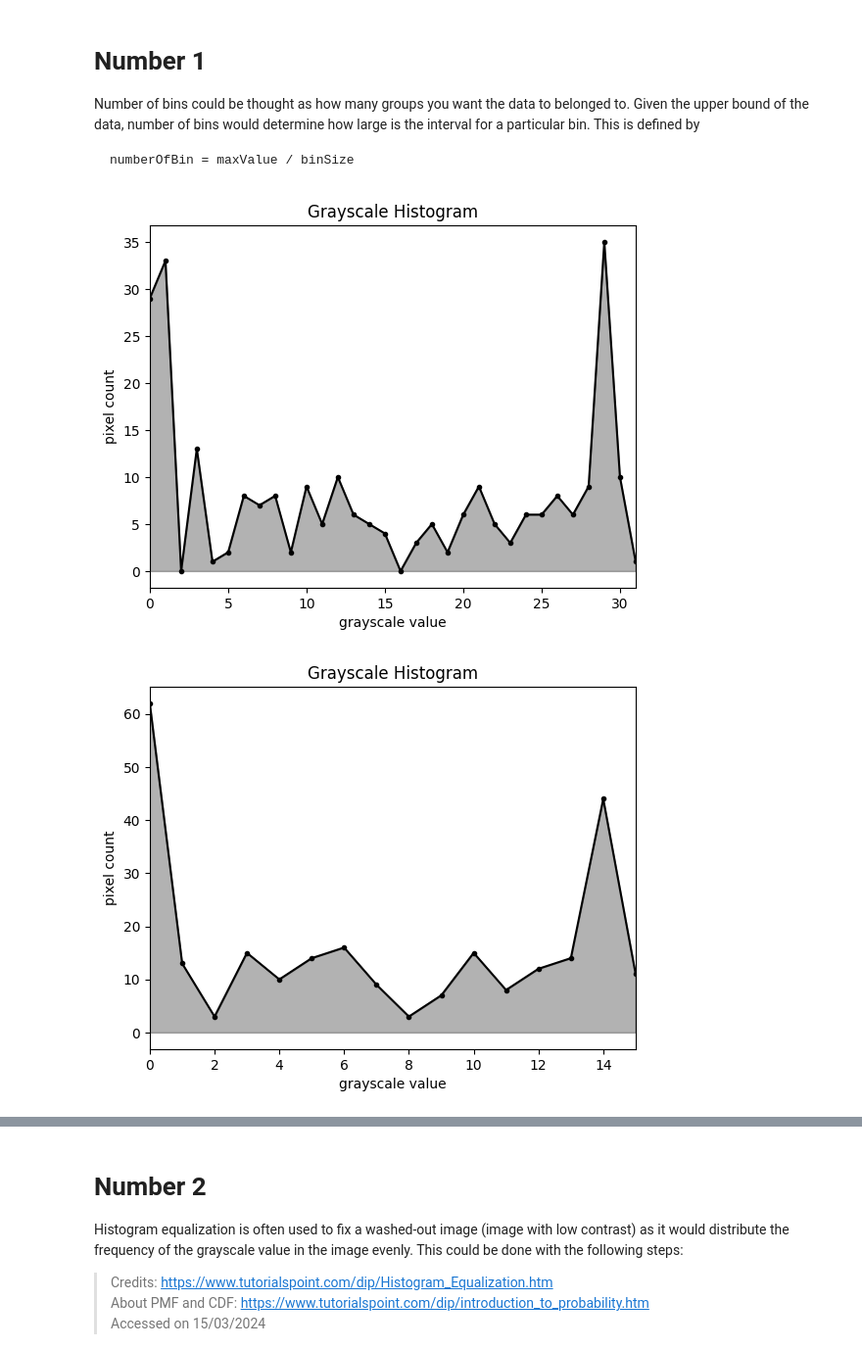
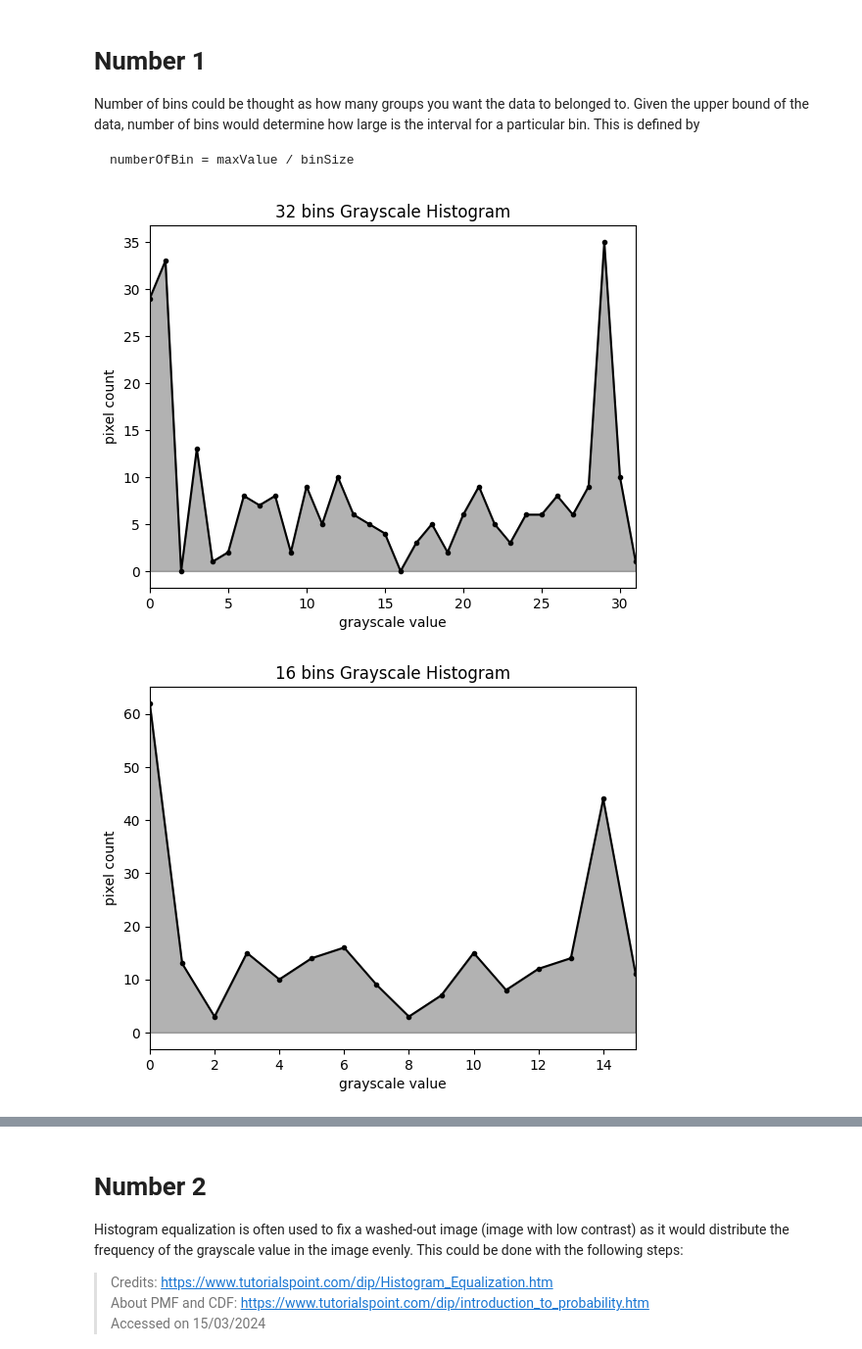
Before and after one commit to solsteace/Kata__image-processing, a Jupyter notebook: act04/1.ipynb, the cells around one changed output, grey strips where cells are left out. Shown: that part at 98% size. Drawn from its saved outputs; the diff is of its cells as text; code cells hidden in the pictures.

````diff
--- a/act04/1.ipynb
+++ b/act04/1.ipynb
@@ -43,32 +44,33 @@ Number of bins could be thought as how many groups you want the data to belonged
 numberOfBin = maxValue / binSize
 ```
 # %%
-def renderHistogram(hist, binSize):
+def renderHistogram(hist, binSize, title):
     # Credits: https://datacarpentry.org/image-processing/05-creating-histograms.html
     # Accessed on 15/03/24
     fig, ax = plt.subplots()
-    ax.set_title("Grayscale Histogram")
+    ax.set_title(title)
     ax.set_xlabel("grayscale value")
     ax.set_ylabel("pixel count")
     ax.set_xlim([0, 31 // binSize])
 
     ax.fill_between(hist[1][0:-1], hist[0], color="black", alpha=0.3)
     ax.plot(hist[1][0:-1], hist[0], marker=".", color="black")
 
 def makeHistogram(image, binSize):
     if binSize != 1: # "Normaliize" based on bin size
+        image = deepcopy(image)
         for ydx in range(image.shape[0]):
             for xdx in range(image.shape[1]):
                 image[ydx][xdx] = image[ydx][xdx] // binSize
 
     histogram, bin_edges = np.histogram(image, bins=(32 // binSize), range=(0, 32 // binSize))
     return (histogram, bin_edges)
 
 # Number of bin = maxValue / binSize
-renderHistogram(makeHistogram(deepcopy(IMAGE), 1), 1) # 32 bins
-renderHistogram(makeHistogram(deepcopy(IMAGE), 2), 2) # 16 bins
-renderHistogram(makeHistogram(deepcopy(IMAGE), 4), 4) # 8 bins
-renderHistogram(makeHistogram(deepcopy(IMAGE), 8), 8) # 4 bins
+renderHistogram(makeHistogram(IMAGE, 1), 1, "32 bins Grayscale Histogram") # 32 bins
+renderHistogram(makeHistogram(IMAGE, 2), 2, "16 bins Grayscale Histogram") # 16 bins
+renderHistogram(makeHistogram(IMAGE, 4), 4, "8 bins Grayscale Histogram") # 8 bins
+renderHistogram(makeHistogram(IMAGE, 8), 8, "4 bins Grayscale Histogram") # 4 bins
 # %% [output]
-[figure, old version]
+[figure, new version]
-[figure, old version]
+[figure, new version]
````
Also changed, not shown: parts of 3 cells of this notebook.
